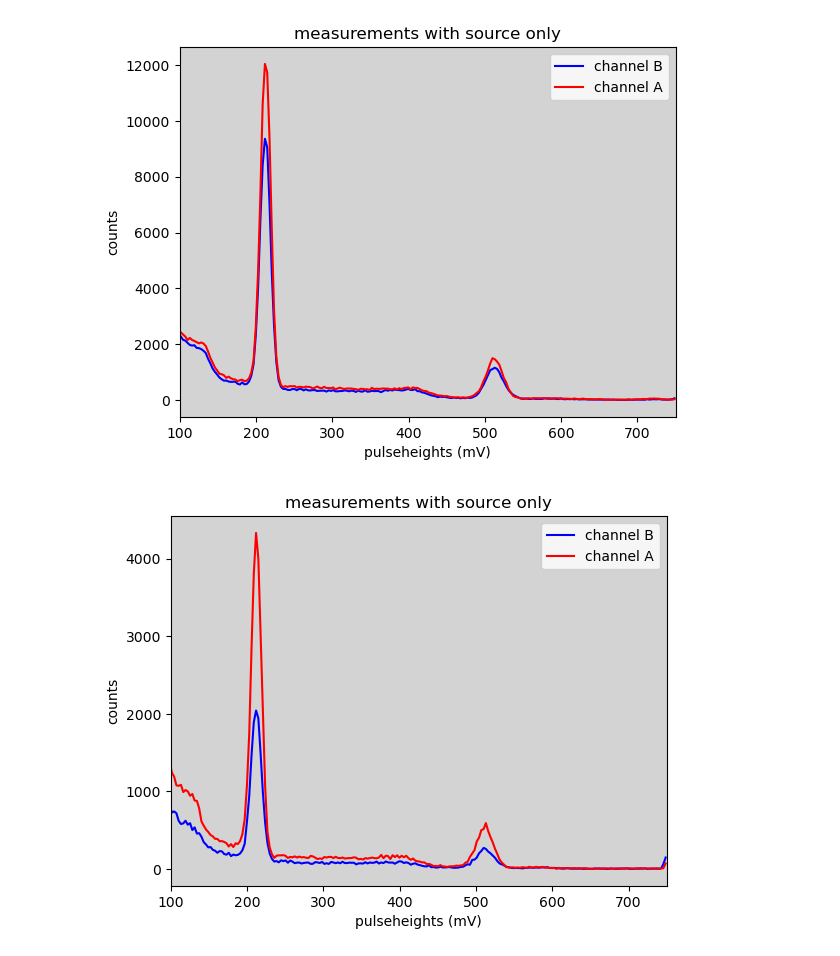
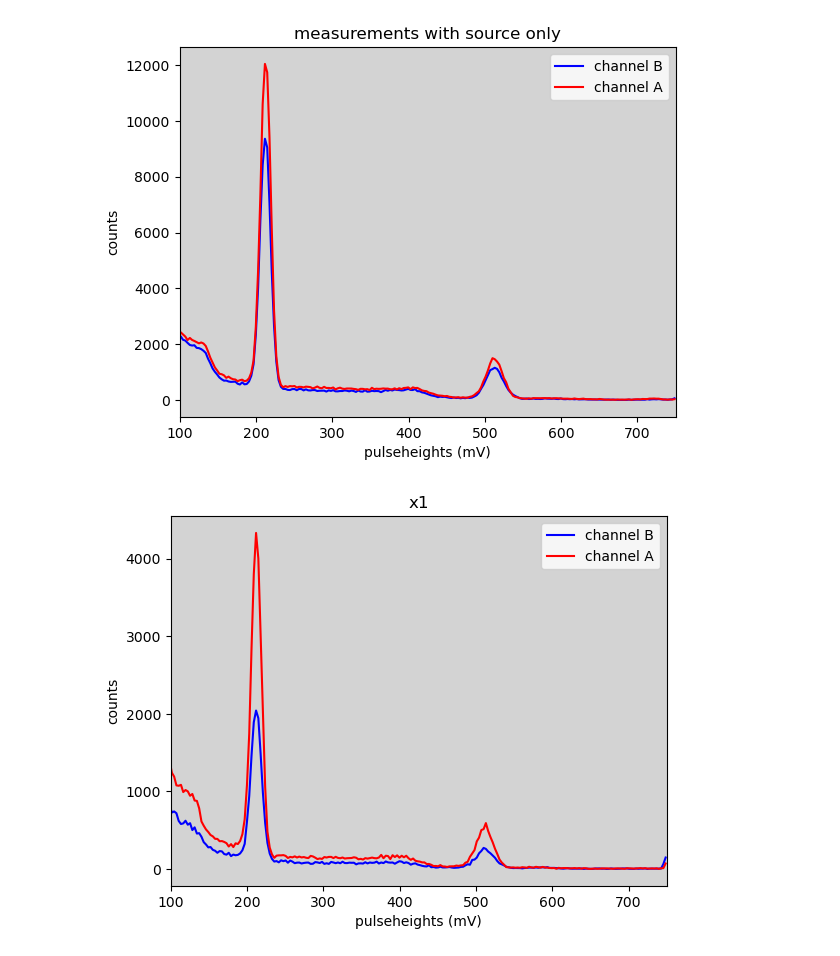
Before and after one commit to jrc-rodriguez/particle_physics, a Jupyter notebook: particle_physics.ipynb, the cells around one changed output. Saved outputs shown, nothing was run; the diff lists cells and outputs as text; code cells hidden in the pictures.

```diff
--- a/particle_physics.ipynb
+++ b/particle_physics.ipynb
@@ -172,15 +193,15 @@ plt.show()
 # %%
 plt.plot(pulseheights_x1, counts_B_x1, color = 'blue', label = "channel B")
 plt.plot(pulseheights_x1, counts_A_x1, color = 'red', label = 'channel A')
 plt.gca().set_facecolor('lightgrey')
-plt.title("measurements with source only")
+plt.title("x1")
 plt.legend(loc = 'upper right')
 plt.xlim(100, 750)
 plt.ylabel("counts")
 plt.xlabel("pulseheights (mV)")
 plt.show()
 # %% [output]
-[figure, old version]
+[figure, new version]
 # %%
 plt.plot(pulseheights_x2, counts_B_x2, color = 'blue', label = "channel B")
 plt.plot(pulseheights_x2, counts_A_x2, color = 'red', label = 'channel A')
```
Also changed, not shown: parts of 12 cells of this notebook.
